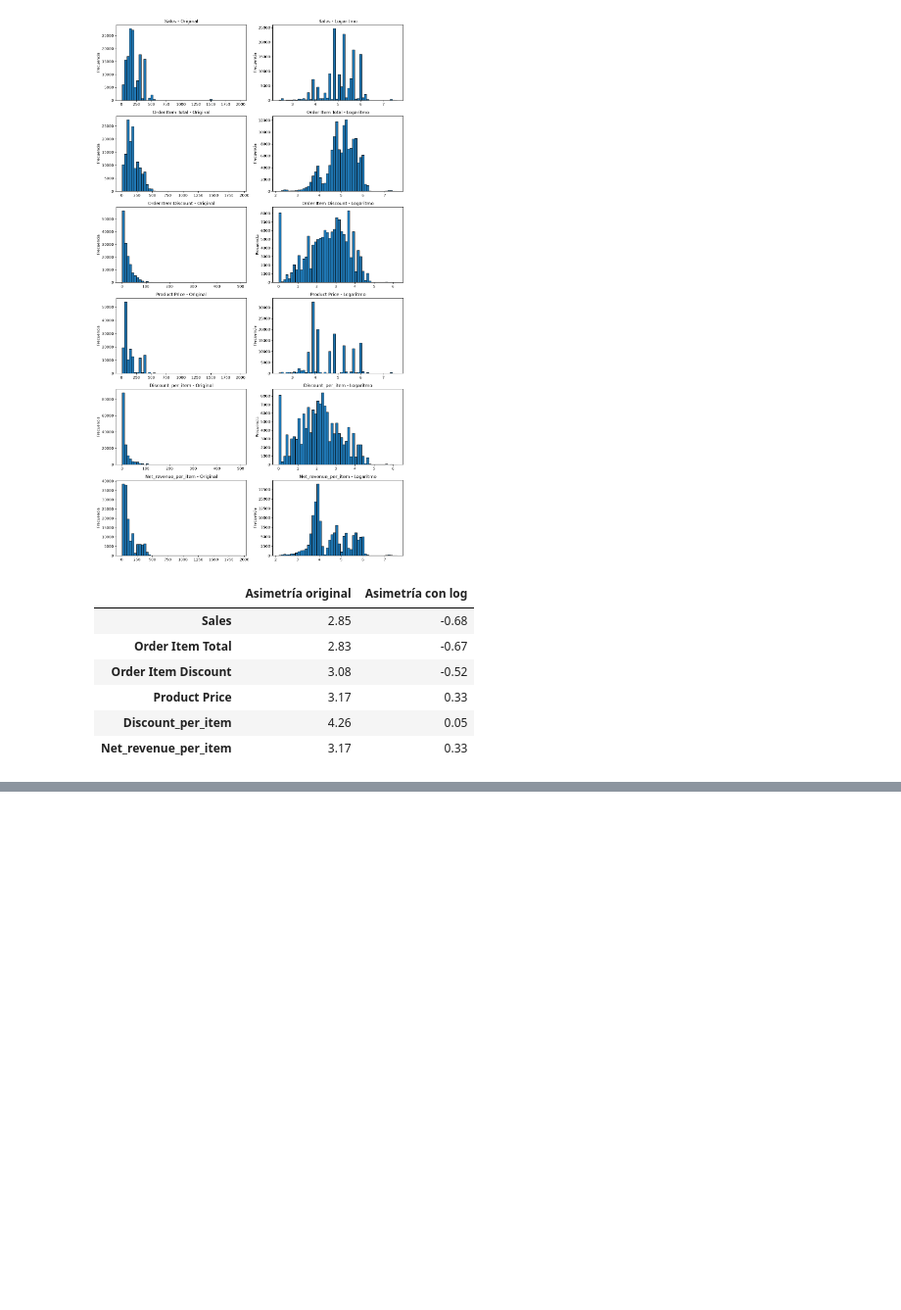
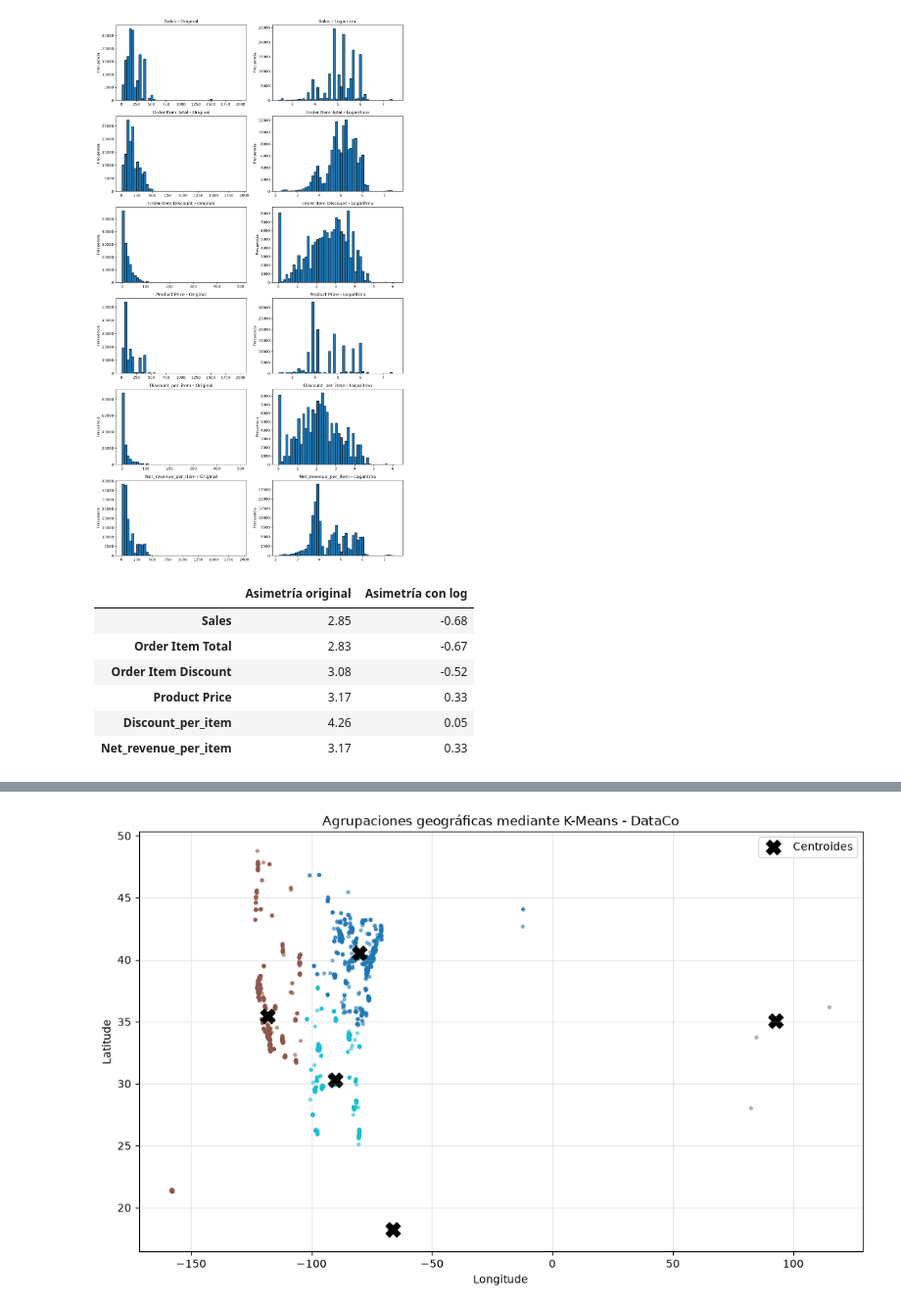
Before and after one commit to JB1302/Big-Data-G2, a Jupyter notebook: ProyectoDataCo.ipynb, the cells around one changed output, grey strips where cells are left out. Shown at 98% size. Cells and saved outputs as stored; diff of their text form; code cells hidden in the pictures; blank space fills up the shorter version.

```diff
--- a/ProyectoDataCo.ipynb
+++ b/ProyectoDataCo.ipynb
@@ -1973,0 +2007,17 @@ Se conservaron las columnas originales y se agregaron las nuevas con el prefijo
+# %%
+## 8.1 Selección y preparación de atributos
+
+from sklearn.cluster import KMeans
+from sklearn.preprocessing import StandardScaler
+
+# Seleccionar atributos geográficos del entrenamiento
+atributos_cluster = ["Latitude", "Longitude"]
+
+df_geo = df_train_limpieza[atributos_cluster].copy()
+
+# Estandarizar las coordenadas
+escalador_geo = StandardScaler()
+X_geo = escalador_geo.fit_transform(df_geo)
+
+print("Dimensiones:", X_geo.shape)
+display(df_geo.head())
@@ -1973,0 +2075,41 @@ Se conservaron las columnas originales y se agregaron las nuevas con el prefijo
+# %%
+## 8.3 Visualización de los clústeres
+
+# Muestra reproducible para visualizar
+rng = np.random.default_rng(42)
+
+indices = rng.choice(
+    len(df_geo),
+    size=min(4000, len(df_geo)),
+    replace=False
+)
+
+plt.figure(figsize=(12, 7))
+
+plt.scatter(
+    df_geo.iloc[indices]["Longitude"],
+    df_geo.iloc[indices]["Latitude"],
+    c=grupos_kmeans[indices],
+    cmap="tab10",
+    s=8,
+    alpha=0.5
+)
+
+# Dibujar centroides
+plt.scatter(
+    centroides[:, 1],
+    centroides[:, 0],
+    marker="X",
+    s=180,
+    c="black",
+    label="Centroides"
+)
+
+plt.title("Agrupaciones geográficas mediante K-Means - DataCo")
+plt.xlabel("Longitude")
+plt.ylabel("Latitude")
+plt.legend()
+plt.grid(alpha=0.3)
+plt.show()
+# %% [output]
+[figure, added]
```
Also changed, not shown: parts of 22 cells of this notebook.
